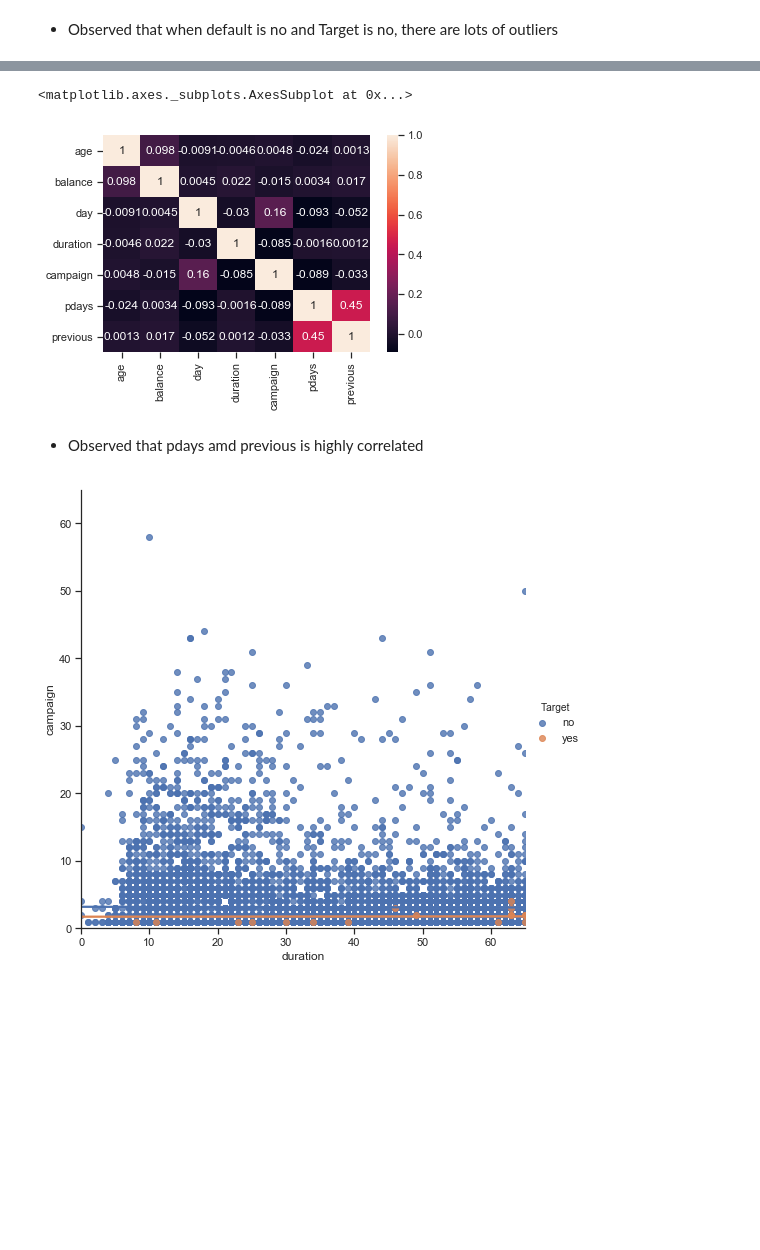
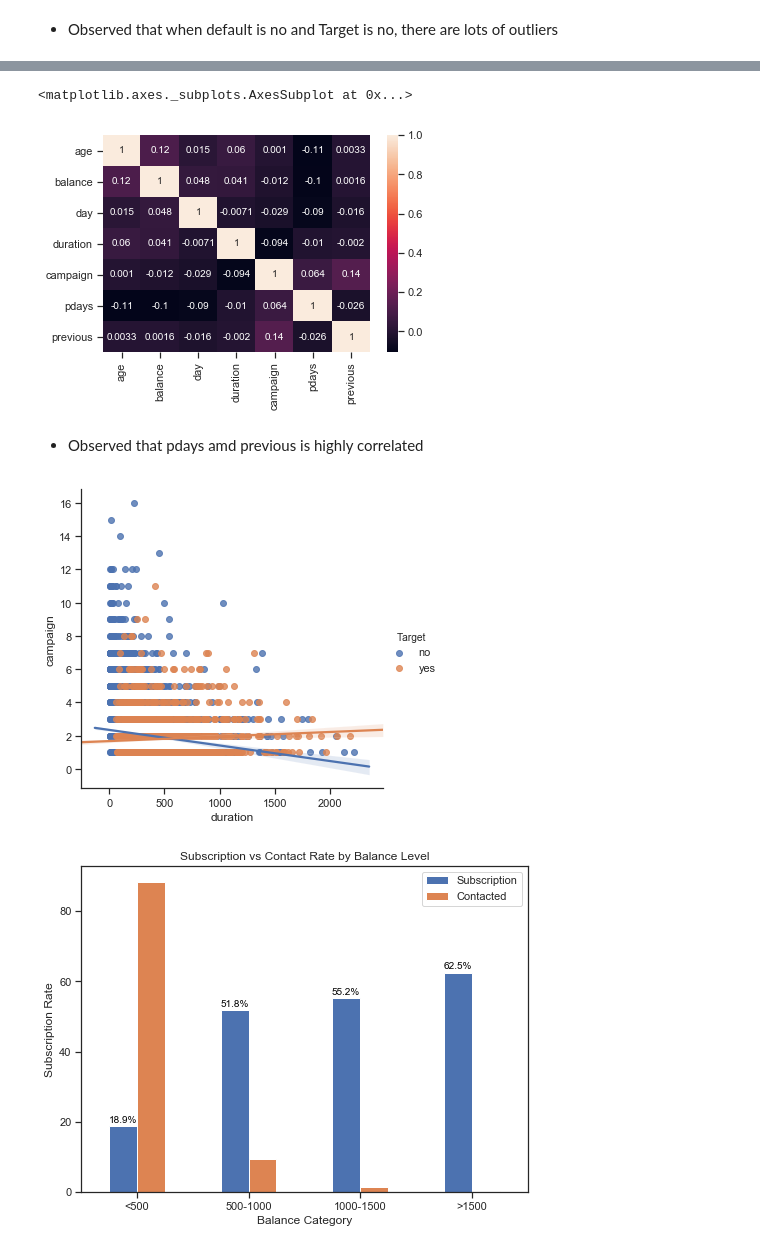
Before and after one commit to kangsheng89/Assignment_1, a Jupyter notebook: assignment2.ipynb, the cells around one changed output, grey strips where cells are left out. Saved outputs shown, nothing was run; the diff lists cells and outputs as text; code cells hidden in the pictures; blank space fills up the shorter version.

```diff
--- a/assignment2.ipynb
+++ b/assignment2.ipynb
@@ -102,3 +102,13 @@ previous     0
 poutcome     0
 Target       0
 dtype: int64
+# %%
+df = df[df['job'] != 'unknown']
+df = df[df['contact'] != 'unknown']
+df = df[df['education'] != 'unknown']
+df = df[df['pdays'] > -1]
+
+for col in df.select_dtypes(include='object').columns:
+    print(col)
+    print(df[col].unique())
+df.describe().transpose()
@@ -184,14 +219,48 @@ sns.pairplot(df, hue='Target', height=1.5)
 sns.heatmap(df.corr(method='pearson'), annot=True)
 # %% [output]
 <matplotlib.axes._subplots.AxesSubplot at 0x...>
-[figure, old version]
+[figure, new version]
 # %% [markdown]
 - Observed that pdays amd previous is highly correlated
 # %%
-dur_cam = sns.lmplot(x='duration', y='campaign',data = df,hue = 'Target',
-                     scatter_kws={'alpha':0.8}, height =7)
+dur_cam = sns.lmplot(x='duration', y='campaign',data = df,hue = 'Target')
 
-plt.axis([0,65,0,65])
 plt.show()
 # %% [output]
-[figure, old version]
+[figure, new version]
+# %%
+df.loc[df["duration"] < 500,  'duration_group'] = '<500'
+df.loc[(df["duration"] >= 500) & (df["duration"] <= 1000), 'duration_group'] =  '500-1000'
+df.loc[(df["duration"] >= 1000) & (df["duration"] <= 1500), 'duration_group'] = '1000-1500'
+df.loc[(df["duration"] > 1500) , 'duration_group'] = '>1500'
+df= df.drop(['duration'],axis=1)
+
+
+count_duration_response_pct = pd.crosstab(df['Target'],df['duration_group']).apply(lambda x: x/x.sum() * 100)
+count_duration_response_pct = count_duration_response_pct.T
+
+dur = pd.DataFrame(df['duration_group'].value_counts())
+dur['Contacted'] = dur['duration_group']*100/dur['duration_group'].sum()
+dur['Subscription'] = count_duration_response_pct['yes']
+dur.drop('duration_group',axis = 1,inplace = True)
+
+#bal['bal'] = [1,2,0,4,3]
+#bal = bal.sort_values('bal',ascending = True)
+
+plot_balance = dur[['Subscription','Contacted']].plot(kind = 'bar',figsize = (8,6))
+
+plot_balance.set_title('Subscription vs Contact Rate by Balance Level')
+plt.ylabel('Subscription Rate')
+plt.xlabel('Balance Category')
+plt.xticks(rotation = 'horizontal')
+
+# label the bar
+for rec, label in zip(plot_balance.patches,
+                      dur['Subscription'].round(1).astype(str)):
+    plot_balance.text(rec.get_x() + rec.get_width()/2,
+                      rec.get_height() + 1,
+                      label+'%',
+                      ha = 'center',
+                      color = 'black')
+# %% [output]
+[figure, added]
```
Also changed, not shown: parts of 24 cells of this notebook.
